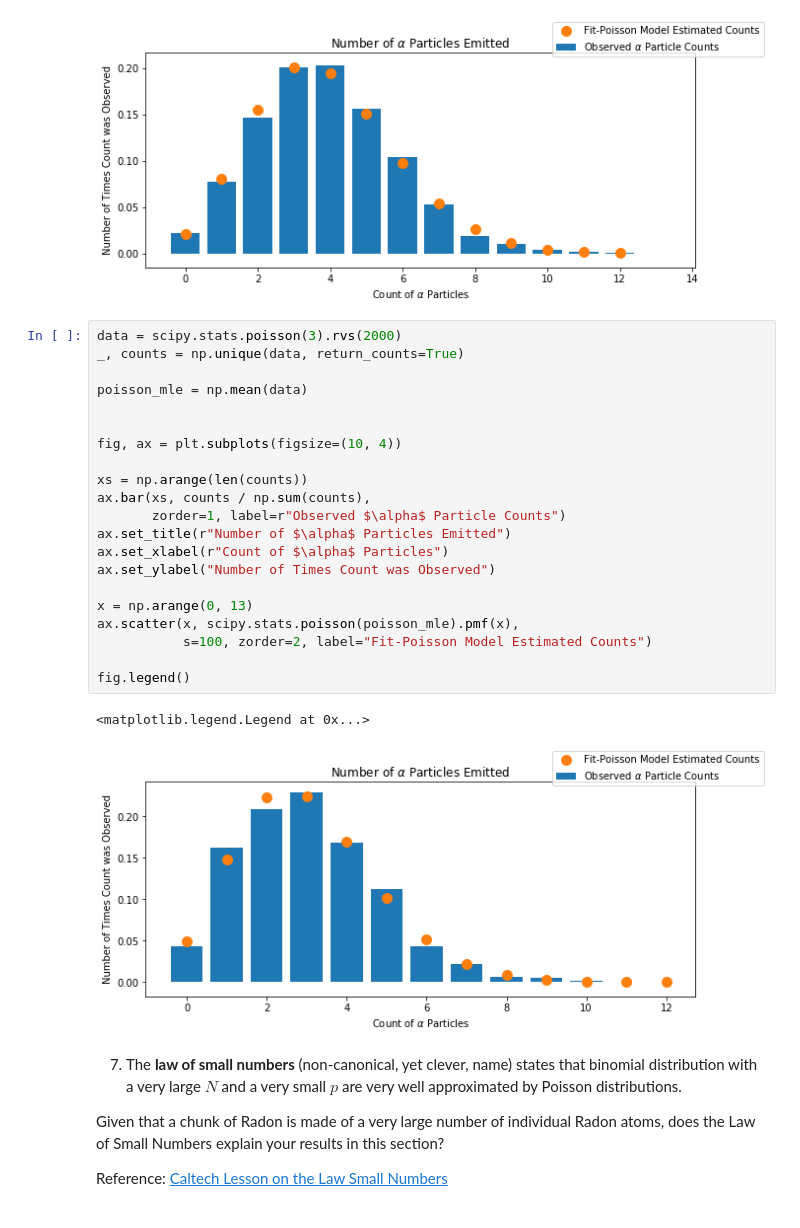
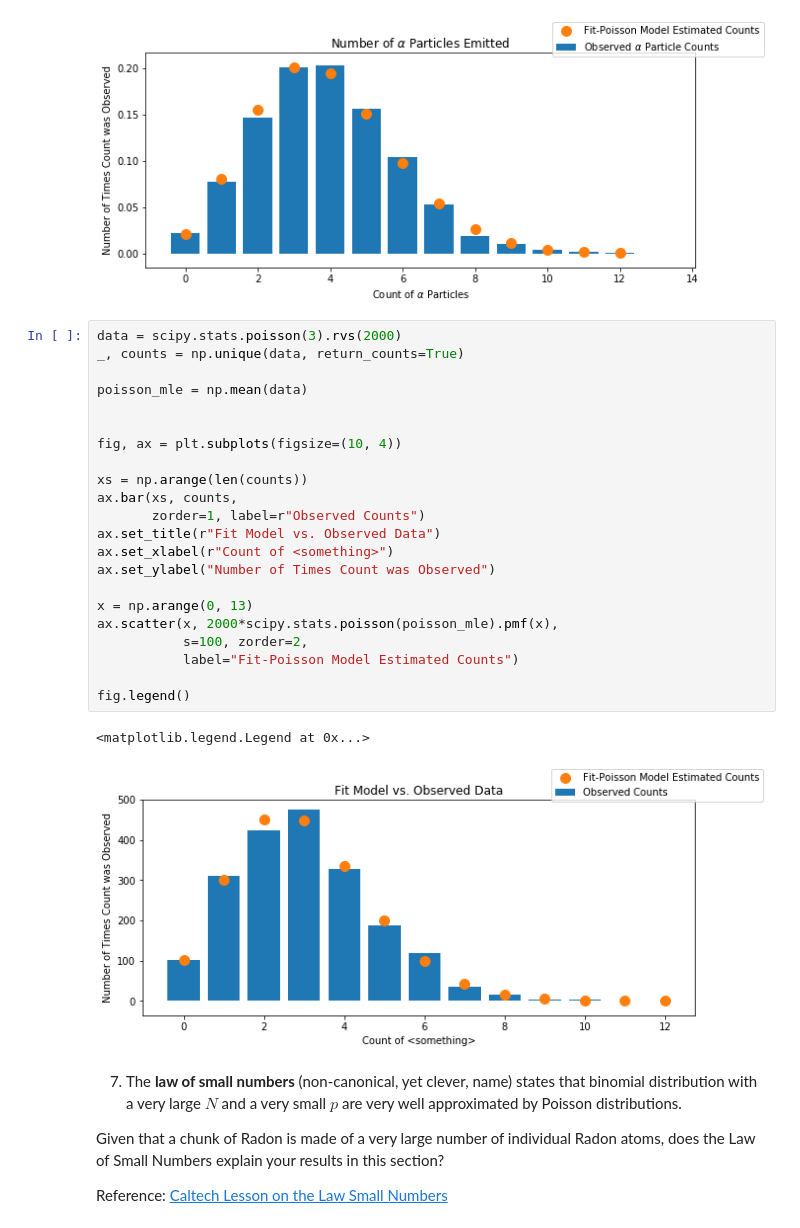
Before and after one commit to jlan84/maximum-likelihood-est-assignment, a Jupyter notebook: estimation-solutions.ipynb, the cells around one changed output. Saved outputs shown, nothing was run; the diff lists cells and outputs as text.

```diff
--- a/estimation-solutions.ipynb
+++ b/estimation-solutions.ipynb
@@ -367,27 +367,28 @@ fig.legend()
 # %%
 data = scipy.stats.poisson(3).rvs(2000)
 _, counts = np.unique(data, return_counts=True)
 
 poisson_mle = np.mean(data)
 
 
 fig, ax = plt.subplots(figsize=(10, 4))
 
 xs = np.arange(len(counts))
-ax.bar(xs, counts / np.sum(counts),
-       zorder=1, label=r"Observed $\alpha$ Particle Counts")
-ax.set_title(r"Number of $\alpha$ Particles Emitted")
-ax.set_xlabel(r"Count of $\alpha$ Particles")
+ax.bar(xs, counts,
+       zorder=1, label=r"Observed Counts")
+ax.set_title(r"Fit Model vs. Observed Data")
+ax.set_xlabel(r"Count of <something>")
 ax.set_ylabel("Number of Times Count was Observed")
 
 x = np.arange(0, 13)
-ax.scatter(x, scipy.stats.poisson(poisson_mle).pmf(x),
-           s=100, zorder=2, label="Fit-Poisson Model Estimated Counts")
+ax.scatter(x, 2000*scipy.stats.poisson(poisson_mle).pmf(x),
+           s=100, zorder=2,
+           label="Fit-Poisson Model Estimated Counts")
 
 fig.legend()
 # %% [output]
 <matplotlib.legend.Legend at 0x...>
-[figure, old version]
+[figure, new version]
 # %% [markdown]
 7. The **law of small numbers** (non-canonical, yet clever, name) states that binomial distribution with a very large $N$ and a very small $p$ are very well approximated by Poisson distributions.
 
```
Also changed, not shown: parts of 1 cell of this notebook, 9 other files.
